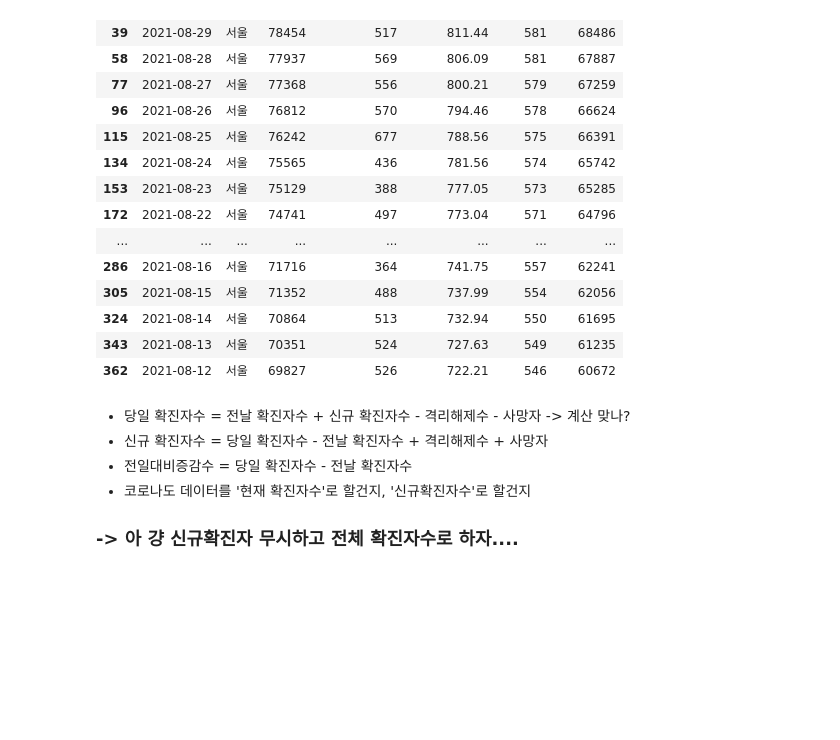
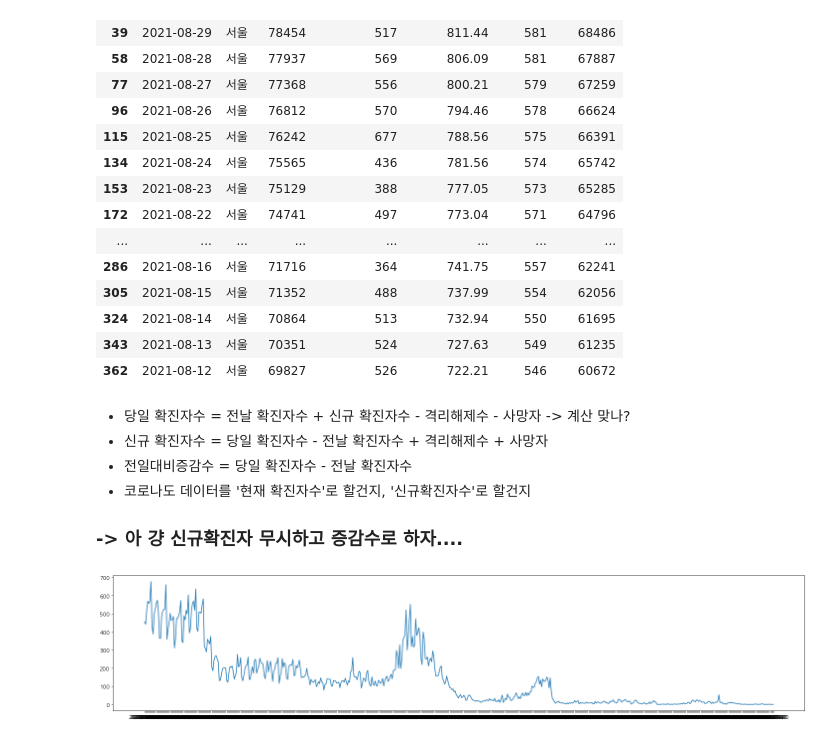
Before and after one commit to wish0728/Elice_teamproject2_team11_delivery, a Jupyter notebook: data-analysis/seula_코로나 확진자.ipynb, the cells around one changed output. Saved outputs shown, nothing was run; the diff lists cells and outputs as text; code cells hidden in the pictures; blank space fills up the shorter version.

```diff
--- a/data-analysis/seula_코로나 확진자.ipynb
+++ b/data-analysis/seula_코로나 확진자.ipynb
@@ -135,4 +163,13 @@ corona_df[corona_df['지역']=='서울'].head(20)
 - 전일대비증감수 = 당일 확진자수 - 전날 확진자수
 - 코로나도 데이터를 '현재 확진자수'로 할건지, '신규확진자수'로 할건지
 
-### -> 아 걍 신규확진자 무시하고 전체 확진자수로 하자....
+### -> 아 걍 신규확진자 무시하고 증감수로 하자....
+# %%
+local_corona = corona_df[corona_df['지역']=='서울']
+fig, ax = plt.subplots(figsize=(25,5))
+ax.plot(local_corona['기준일'], local_corona['전일대비증감수'])
+
+plt.ticklabel_format(axis="y", style="plain")
+plt.show()
+# %% [output]
+[figure, added]
```
Also changed, not shown: parts of 11 cells of this notebook, 3 other files.
